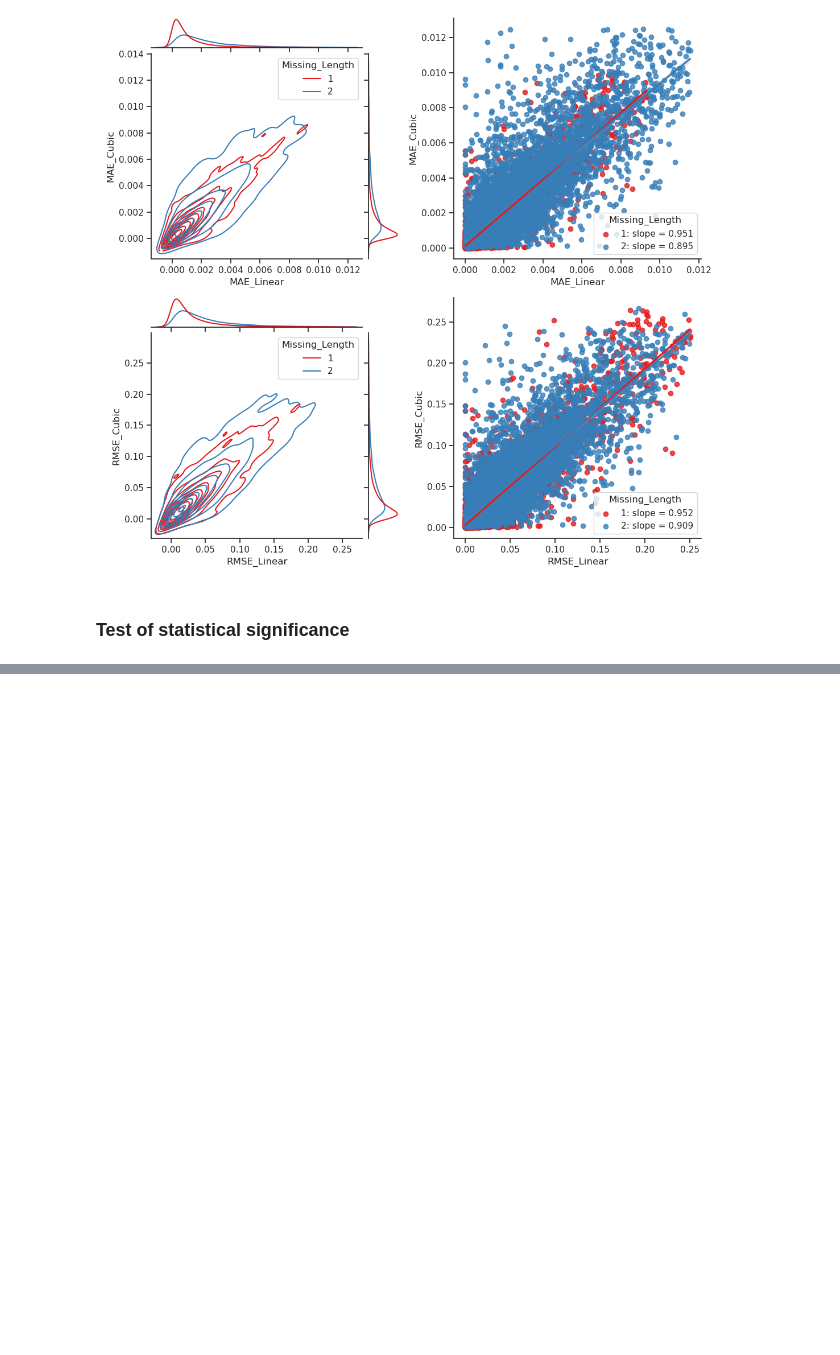
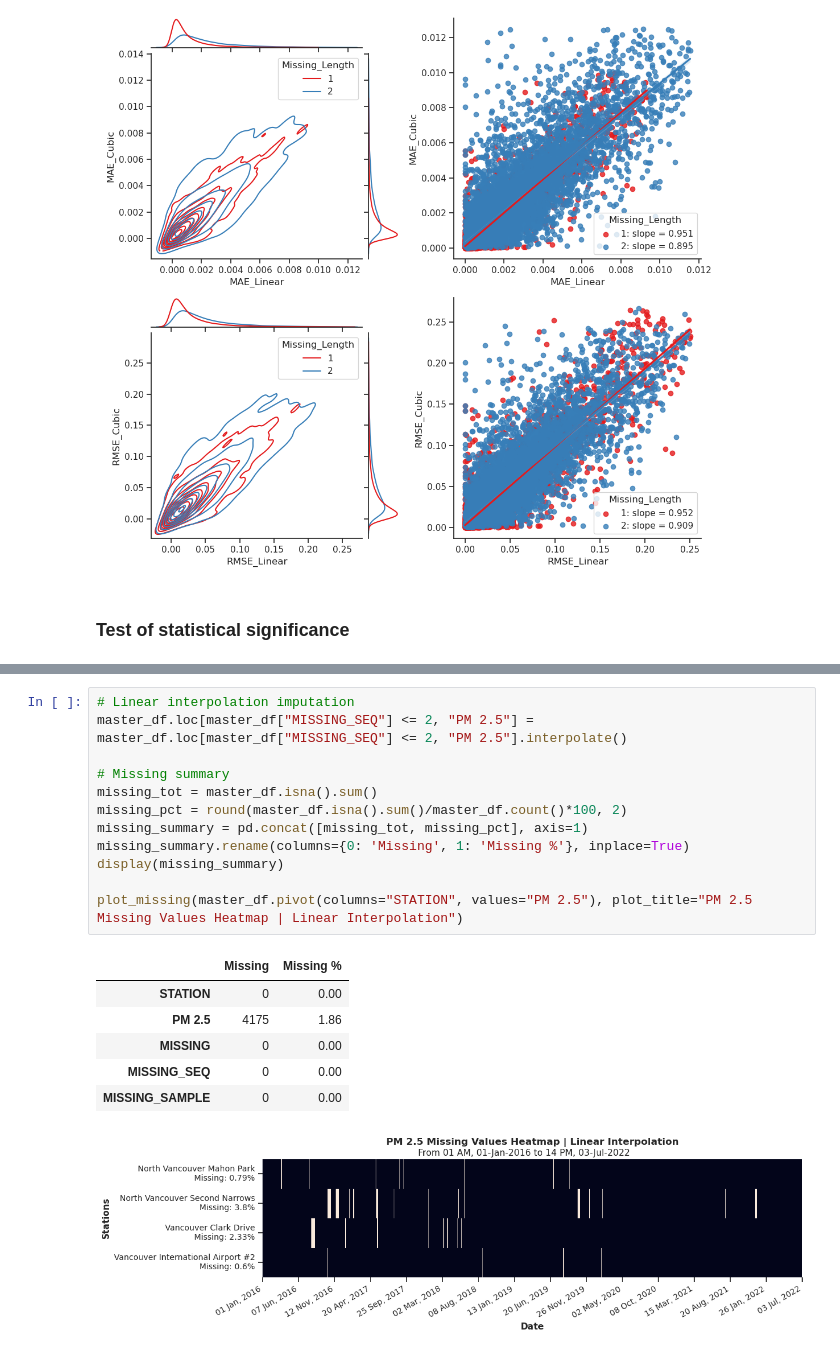
Before and after one commit to erich-hs/Air-We-Breathe, a Jupyter notebook: awb_Missing.ipynb, the cells around one changed output, grey strips where cells are left out. Drawn from its saved outputs; the diff is of its cells as text; blank space fills up the shorter version.

```diff
--- a/awb_Missing.ipynb
+++ b/awb_Missing.ipynb
@@ -820,0 +886,20 @@ MAE metric is statistically different between Cubic and Linear short sequence im
+# %%
+# Linear interpolation imputation
+master_df.loc[master_df["MISSING_SEQ"] <= 2, "PM 2.5"] = master_df.loc[master_df["MISSING_SEQ"] <= 2, "PM 2.5"].interpolate()
+
+# Missing summary
+missing_tot = master_df.isna().sum()
+missing_pct = round(master_df.isna().sum()/master_df.count()*100, 2)
+missing_summary = pd.concat([missing_tot, missing_pct], axis=1)
+missing_summary.rename(columns={0: 'Missing', 1: 'Missing %'}, inplace=True)
+display(missing_summary)
+
+plot_missing(master_df.pivot(columns="STATION", values="PM 2.5"), plot_title="PM 2.5 Missing Values Heatmap | Linear Interpolation")
+# %% [output]
+|  | Missing | Missing % |
+| STATION | 0 | 0.00 |
+| PM 2.5 | 4175 | 1.86 |
+| MISSING | 0 | 0.00 |
+| MISSING_SEQ | 0 | 0.00 |
+| MISSING_SAMPLE | 0 | 0.00 |
+[figure, added]
```
Also changed, not shown: parts of 29 cells of this notebook, 4 other files.
